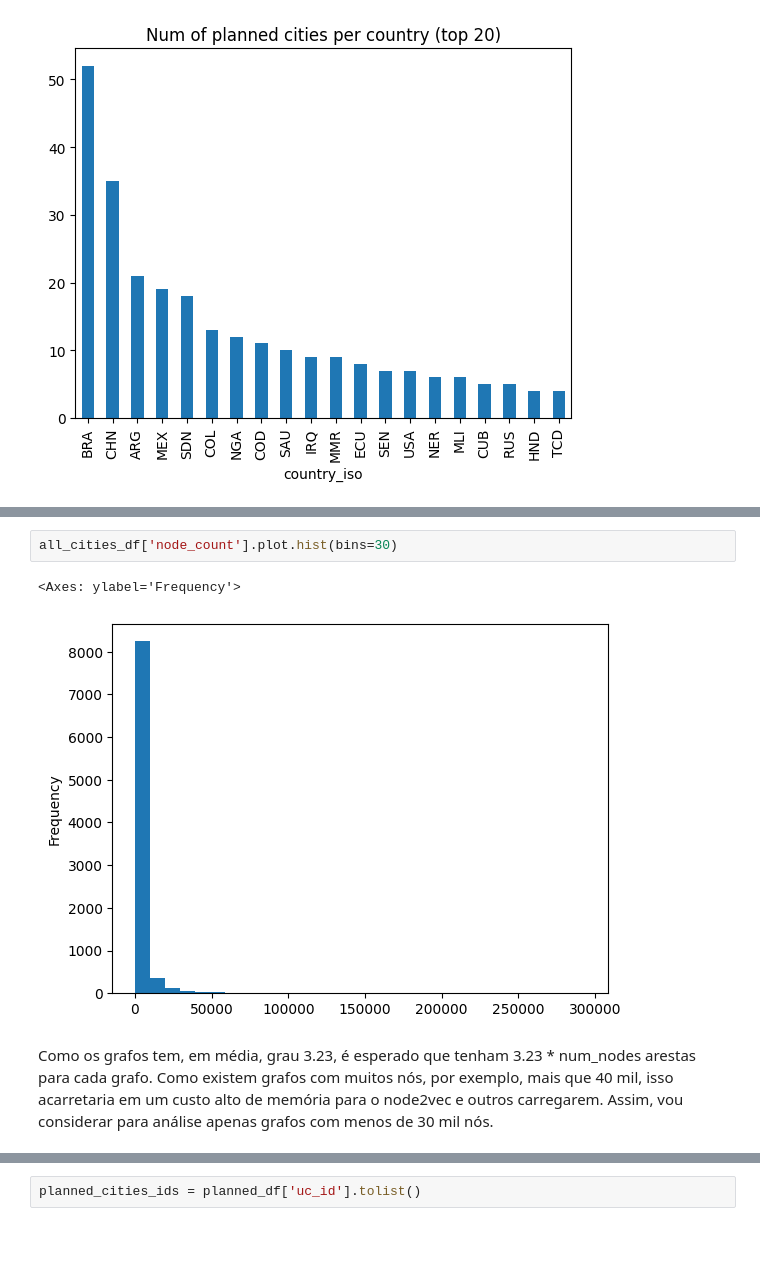
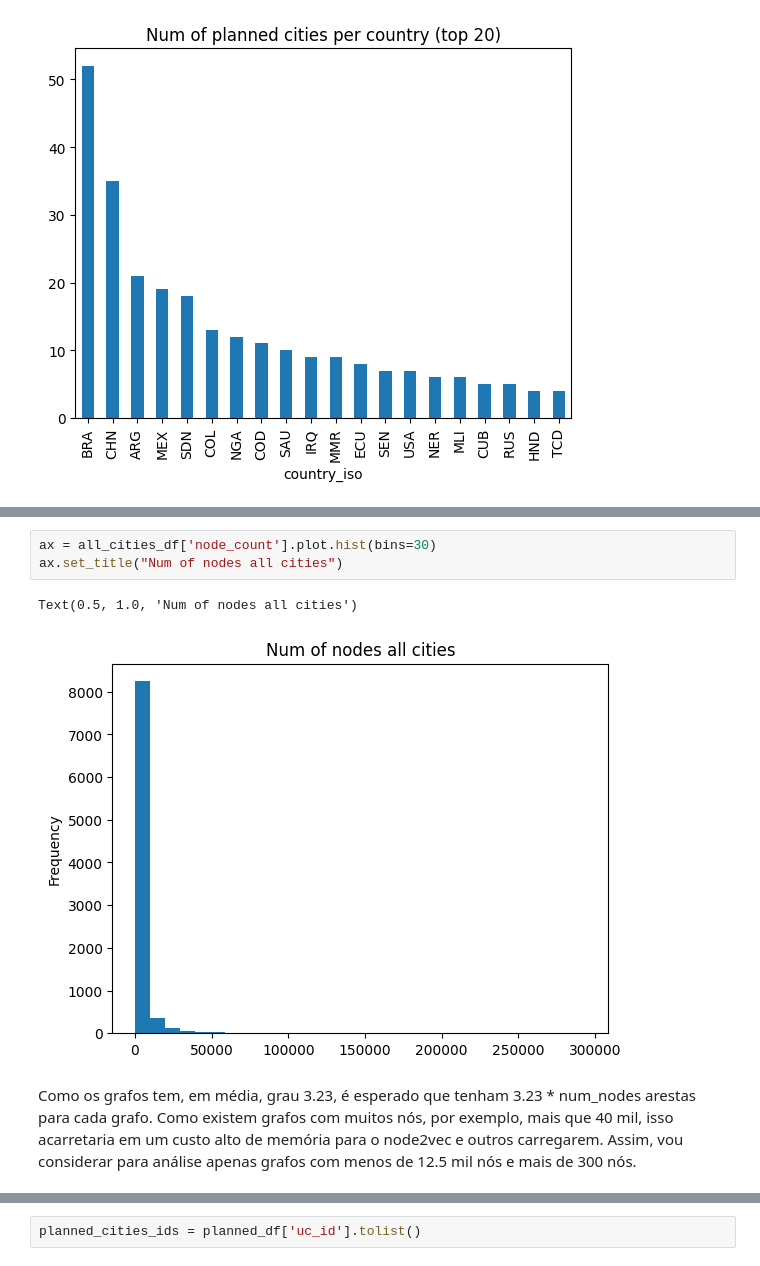
Before and after one commit to Pendulun/POC2, a Jupyter notebook: src/notebooks/1-sampling-cities.ipynb, the cells around one changed output, grey strips where cells are left out. Drawn from its saved outputs; the diff is of its cells as text; blank space fills up the shorter version.

```diff
--- a/src/notebooks/1-sampling-cities.ipynb
+++ b/src/notebooks/1-sampling-cities.ipynb
@@ -67,8 +68,10 @@ planned_df['node_count'].plot.hist(bins=30)
 # %%
-all_cities_df['node_count'].plot.hist(bins=30)
+ax = all_cities_df['node_count'].plot.hist(bins=30)
+ax.set_title("Num of nodes all cities")
 # %% [output]
-<Axes: ylabel='Frequency'>
+Text(0.5, 1.0, 'Num of nodes all cities')
-[figure, old version]
+[figure, new version]
 # %% [markdown]
-Como os grafos tem, em média, grau 3.23, é esperado que tenham 3.23 * num_nodes arestas para cada grafo. Como existem grafos com muitos nós, por exemplo, mais que 40 mil, isso acarretaria em um custo alto de memória para o node2vec e outros carregarem. Assim, vou considerar para análise apenas grafos com menos de 30 mil nós.
+Como os grafos tem, em média, grau 3.23, é esperado que tenham 3.23 * num_nodes arestas para cada grafo. Como existem grafos com muitos nós, por exemplo, mais que 40 mil, isso acarretaria em um custo alto de memória para o node2vec e outros carregarem. Assim, vou considerar para análise apenas grafos com menos de 12.5
+mil nós e mais de 300 nós.
 # %%
```
Also changed, not shown: parts of 11 cells of this notebook, 2 other files.
